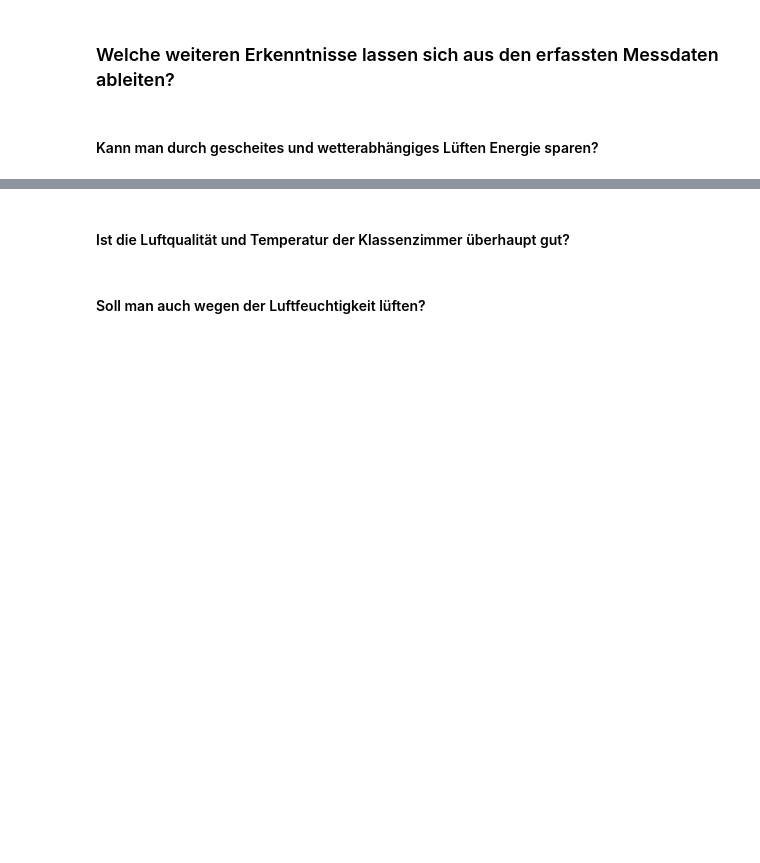
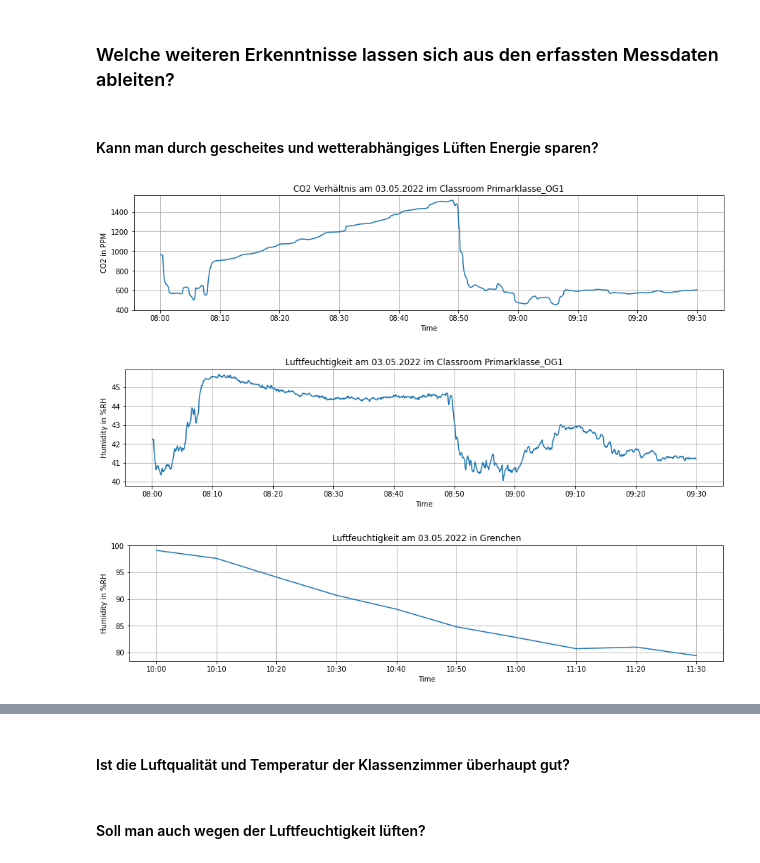
Before and after one commit to Smart-Classroom-Challenge/Data-Evaluation, a Jupyter notebook: data-evaluation.ipynb, the cells around one changed output, grey strips where cells are left out. Saved outputs shown, nothing was run; the diff lists cells and outputs as text; code cells hidden in the pictures; blank space fills up the shorter version.

Commit message:
add humidity comparisons

```diff
--- a/data-evaluation.ipynb
+++ b/data-evaluation.ipynb
@@ -579,3 +562,37 @@ Monday_05_02.query(f"time == '{pd.to_datetime(max_entry_m['time'].values[0])}'")
 ### Welche weiteren Erkenntnisse lassen sich aus den erfassten Messdaten ableiten?
 # %% [markdown]
 #### Kann man durch gescheites und wetterabhängiges Lüften Energie sparen?
+# %%
+data = get_measurement(name = "Primarklasse_OG1", startDate = "2022-05-03 08:00:00", endDate = "2022-05-03 09:30:00")
+meteo = get_meteo(startDate = "2022-05-03 08:00:00", endDate = "2022-05-03 09:30:00")
+# %%
+plt.figure(figsize = (15,3))
+plt.plot(data["time"], data["co2"])
+plt.xlabel("Time")
+plt.ylabel("CO2 in PPM")
+plt.title("CO2 Verhältnis am 03.05.2022 im Classroom Primarklasse_OG1")
+plt.gca().xaxis.set_major_formatter(mdates.DateFormatter('%H:%M'))
+plt.grid()
+plt.show()
+
+plt.figure(figsize = (15,3))
+plt.plot(data["time"], data["humidity"])
+plt.xlabel("Time")
+plt.ylabel("Humidity in %RH")
+plt.title("Luftfeuchtigkeit am 03.05.2022 im Classroom Primarklasse_OG1")
+plt.gca().xaxis.set_major_formatter(mdates.DateFormatter('%H:%M'))
+plt.grid()
+plt.show()
+
+plt.figure(figsize = (15,3))
+plt.plot(meteo.index, meteo.iloc[:, 4])
+plt.xlabel("Time")
+plt.ylabel("Humidity in %RH")
+plt.title("Luftfeuchtigkeit am 03.05.2022 in Grenchen")
+plt.gca().xaxis.set_major_formatter(mdates.DateFormatter('%H:%M'))
+plt.grid()
+plt.show()
+# %% [output]
+[figure, added]
+[figure, added]
+[figure, added]
```
Also changed, not shown: parts of 5 cells of this notebook.
